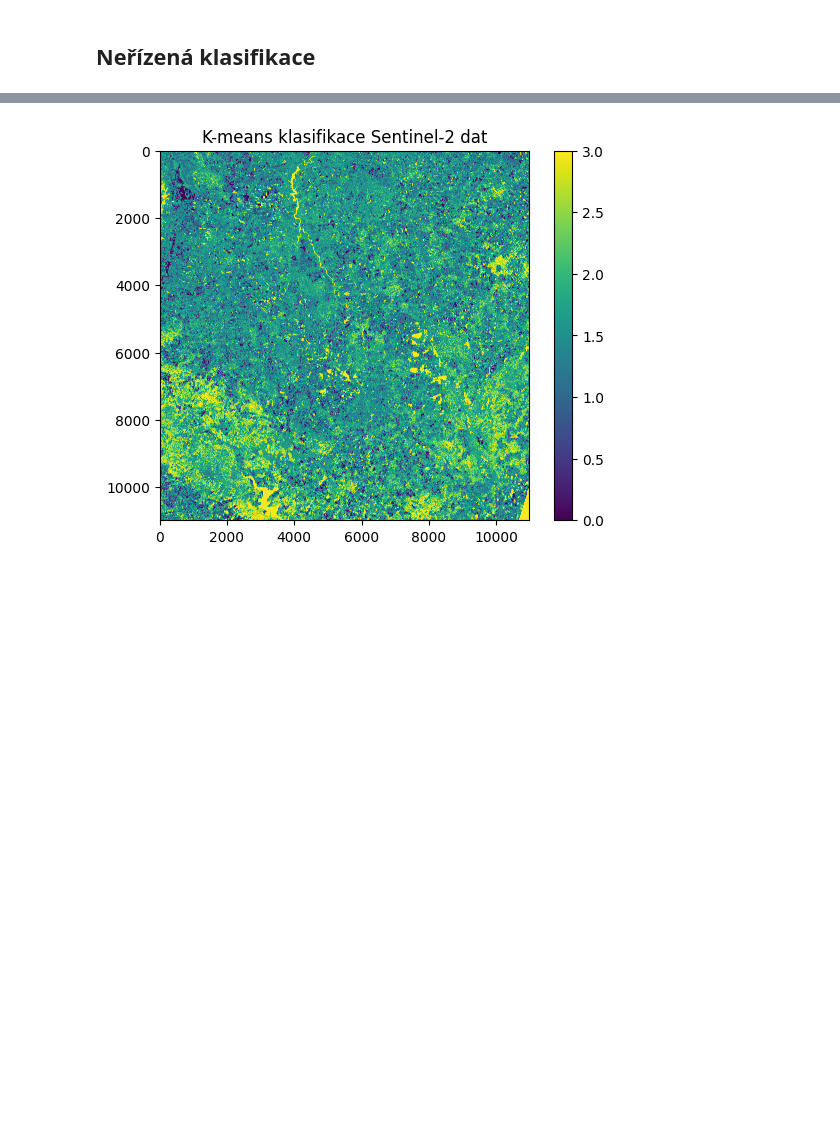
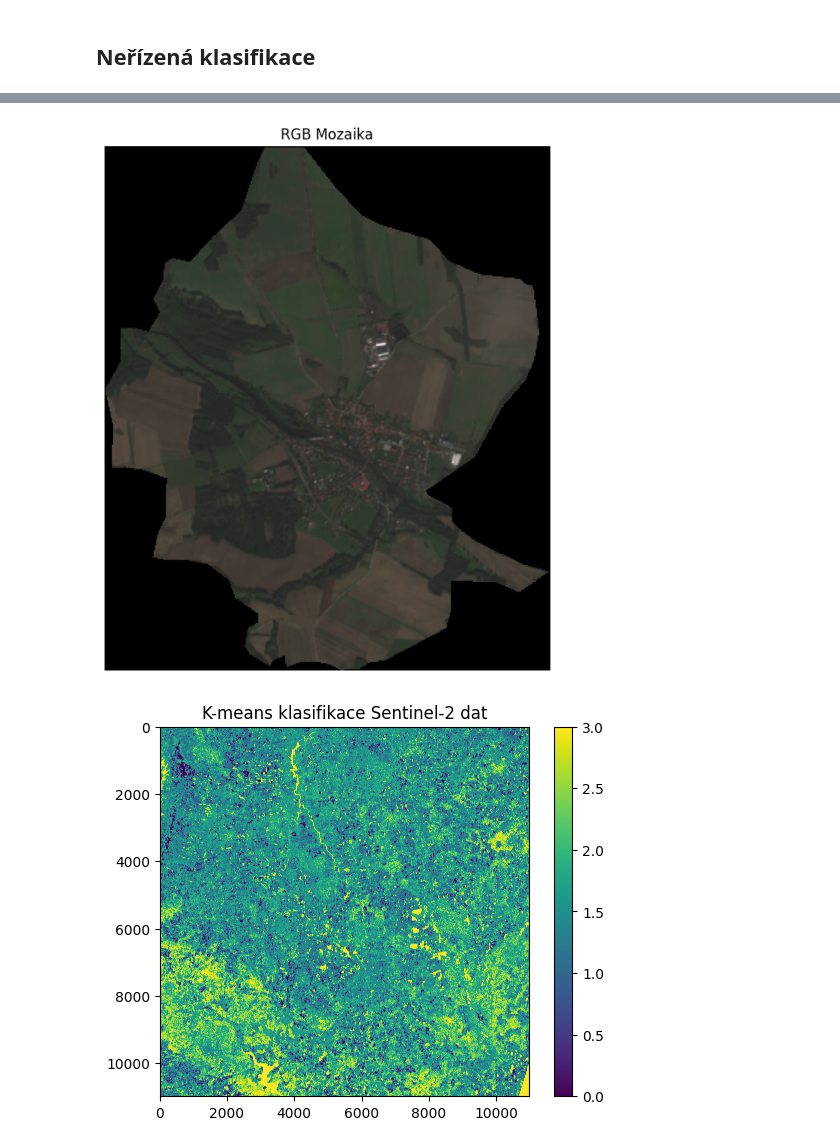
Before and after one commit to klimesm/UZPR_projekt, a Jupyter notebook: Projekt_MK_TČ_terka.ipynb, the cells around one changed output, grey strips where cells are left out. Saved outputs shown, nothing was run; the diff lists cells and outputs as text; code cells hidden in the pictures; blank space fills up the shorter version.

```diff
--- a/Projekt_MK_TČ_terka.ipynb
+++ b/Projekt_MK_TČ_terka.ipynb
@@ -392,0 +458,11 @@ data_2d = data.reshape(data.shape[0], -1).T  # Přeformátujeme data na 2D (kaž
+# %%
+# Kombinace pásem do jednoho RGB obrazu
+rgb_image = np.dstack([r_norm, g_norm, b_norm])
+# Zobrazení výsledného obrazu
+plt.figure(figsize=(8, 8))
+plt.imshow(rgb_image,cmap="GnBu")
+plt.axis('off')
+plt.title("RGB Mozaika")
+plt.show()
+# %% [output]
+[figure, added]
```
Also changed, not shown: parts of 26 cells of this notebook.
